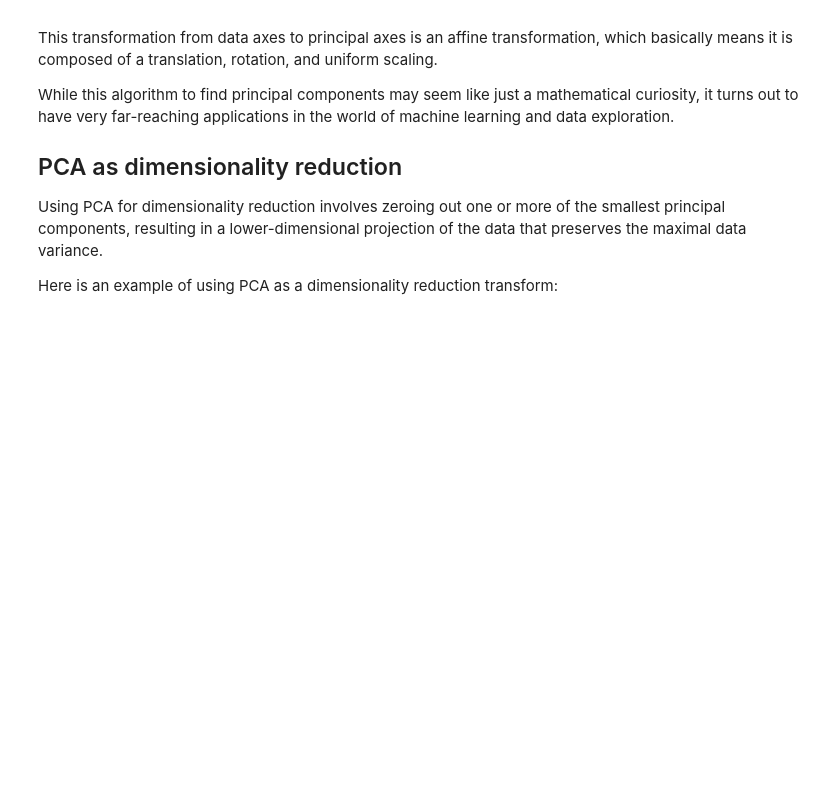
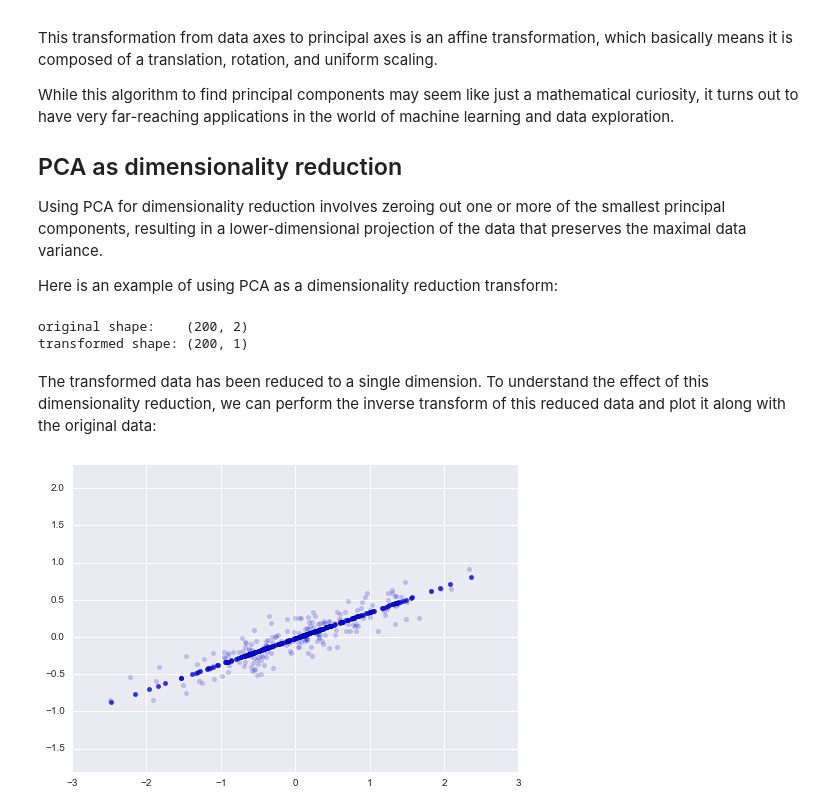
Before and after one commit to jorellano/Machine_learning-pt1, a Jupyter notebook: In Depth Principal Component Analysis.ipynb, the cells around one changed output. Drawn from its saved outputs; the diff is of its cells as text; code cells hidden in the pictures; blank space fills up the shorter version.

```diff
--- a/In Depth Principal Component Analysis.ipynb
+++ b/In Depth Principal Component Analysis.ipynb
@@ -75,3 +75,21 @@ While this algorithm to find principal components may seem like just a mathemati
 Using PCA for dimensionality reduction involves zeroing out one or more of the smallest principal components, resulting in a lower-dimensional projection of the data that preserves the maximal data variance.
 
 Here is an example of using PCA as a dimensionality reduction transform:
+# %%
+pca = PCA(n_components=1)
+pca.fit(X)
+X_pca = pca.transform(X)
+print("original shape:   ", X.shape)
+print("transformed shape:", X_pca.shape)
+# %% [output]
+original shape:    (200, 2)
+transformed shape: (200, 1)
+# %% [markdown]
+The transformed data has been reduced to a single dimension. To understand the effect of this dimensionality reduction, we can perform the inverse transform of this reduced data and plot it along with the original data:
+# %%
+X_new = pca.inverse_transform(X_pca)
+plt.scatter(X[:, 0], X[:, 1], alpha=0.2)
+plt.scatter(X_new[:, 0], X_new[:, 1], alpha=0.8)
+plt.axis('equal');
+# %% [output]
+[figure, added]
```
Also changed, not shown: parts of 6 cells of this notebook.
